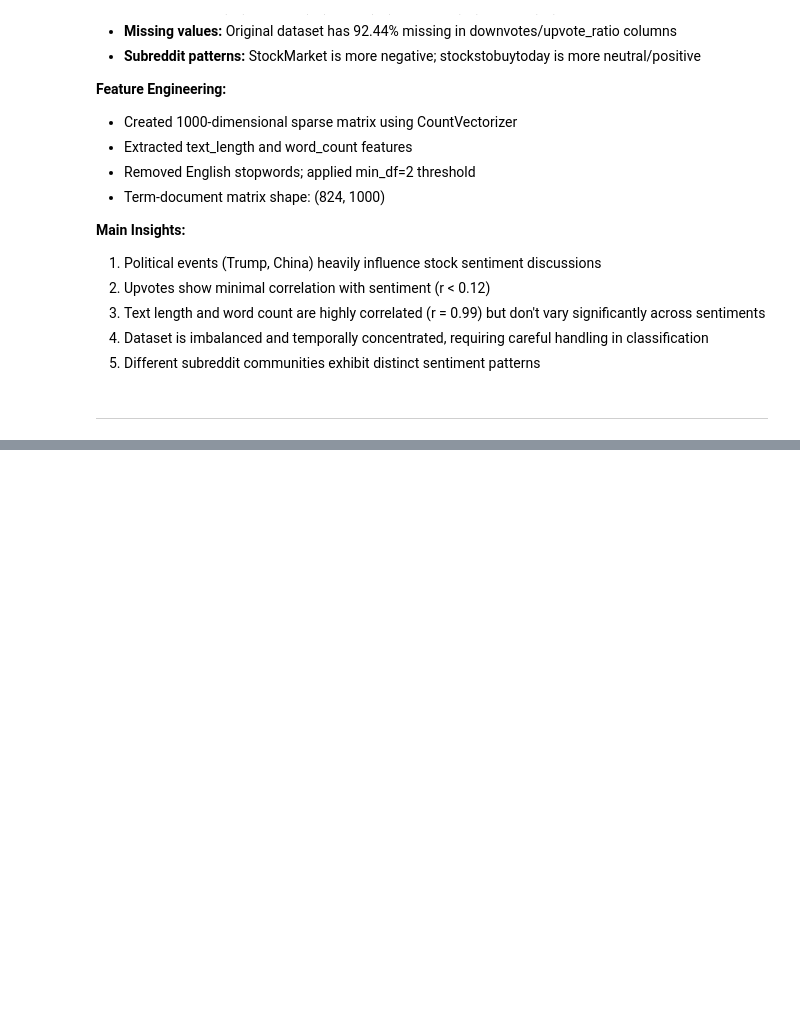
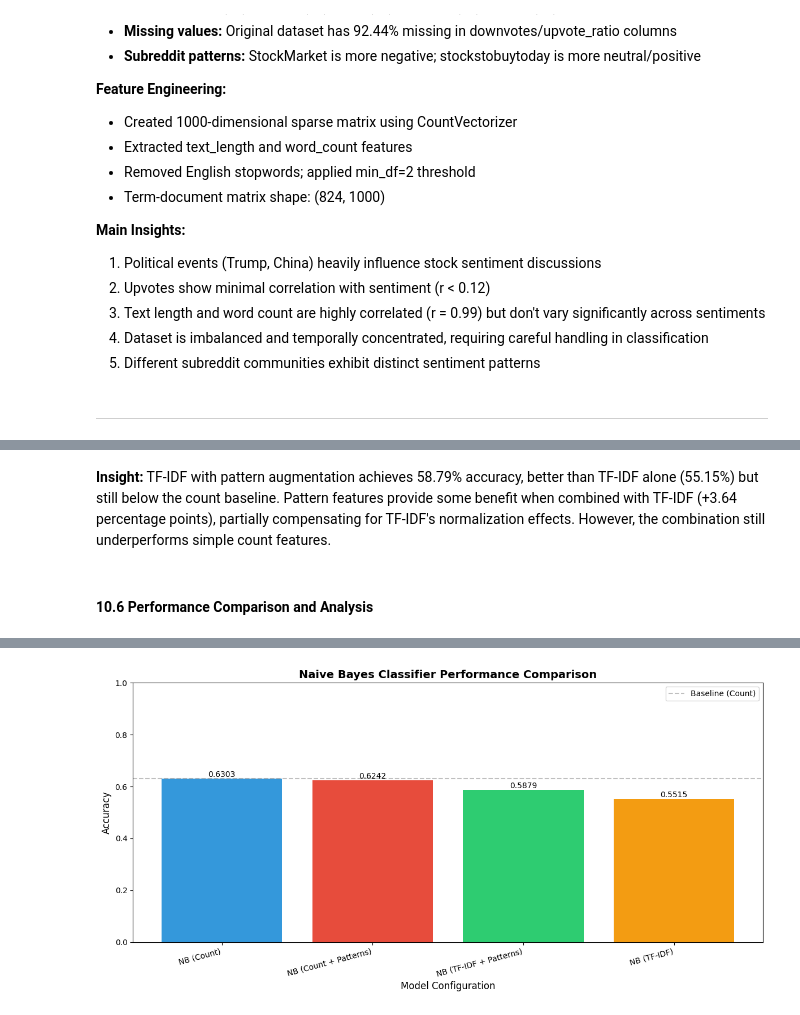
Before and after one commit to ArnoldChen0601/DM2025-Lab1-Exercise, a Jupyter notebook: DM2025-Lab1-Homework.ipynb, the cells around one changed output, grey strips where cells are left out. Cells and saved outputs as stored; diff of their text form; code cells hidden in the pictures; blank space fills up the shorter version.

```diff
--- a/DM2025-Lab1-Homework.ipynb
+++ b/DM2025-Lab1-Homework.ipynb
@@ -853,0 +1521,20 @@ positive            108.0  27.851852  41.856411  1.0  9.0  14.0  30.25  330.0
+# %%
+# Train with TF-IDF features + pattern features
+nb_tfidf_aug = ComplementNB(alpha=1.0, norm=True)
+nb_tfidf_aug.fit(X_tfidf_aug_train, y_train)
+
+# Make predictions
+y_pred_tfidf_aug = nb_tfidf_aug.predict(X_tfidf_aug_test)
+
+# Evaluate
+accuracy_tfidf_aug = accuracy_score(y_test, y_pred_tfidf_aug)
+
+print("="* 50)
+print("NAIVE BAYES WITH TF-IDF + PATTERN FEATURES")
+print("="* 50)
+print(f"\nAccuracy: {accuracy_tfidf_aug:.4f}")
+print(f"Improvement over TF-IDF-only: {(accuracy_tfidf_aug - accuracy_tfidf):.4f} ({(accuracy_tfidf_aug/accuracy_tfidf - 1)*100:.2f}%)")
+print(f"\nClassification Report:")
+print(classification_report(y_test, y_pred_tfidf_aug, target_names=['negative', 'neutral', 'positive']))
+print(f"\nConfusion Matrix:")
+print(confusion_matrix(y_test, y_pred_tfidf_aug))
@@ -853,0 +1559,58 @@ positive            108.0  27.851852  41.856411  1.0  9.0  14.0  30.25  330.0
+# %% [markdown]
+**Insight:** TF-IDF with pattern augmentation achieves 58.79% accuracy, better than TF-IDF alone (55.15%) but still below the count baseline. Pattern features provide some benefit when combined with TF-IDF (+3.64 percentage points), partially compensating for TF-IDF's normalization effects. However, the combination still underperforms simple count features.
+# %% [markdown]
+#### 10.6 Performance Comparison and Analysis
+# %%
+# Compare all models
+comparison_df = pd.DataFrame({
+    'Model': [
+        'NB (Count)',
+        'NB (TF-IDF)',
+        'NB (Count + Patterns)',
+        'NB (TF-IDF + Patterns)'
+    ],
+    'Accuracy': [
+        accuracy_count,
+        accuracy_tfidf,
+        accuracy_count_aug,
+        accuracy_tfidf_aug
+    ],
+    'Features': [
+        X_counts_reddit.shape[1],
+        X_tfidf_reddit.shape[1],
+        X_augmented_reddit.shape[1],
+        X_tfidf_augmented_reddit.shape[1]
+    ]
+})
+
+comparison_df['Improvement'] = comparison_df['Accuracy'] - accuracy_count
+comparison_df = comparison_df.sort_values('Accuracy', ascending=False).reset_index(drop=True)
+
+print("="* 50)
+print("MODEL PERFORMANCE COMPARISON")
+print("="* 50)
+print(comparison_df.to_string(index=False))
+print("="* 50)
+
+# Visualize comparison
+plt.figure(figsize=(12, 6))
+bars = plt.bar(comparison_df['Model'], comparison_df['Accuracy'],
+               color=['#3498db', '#e74c3c', '#2ecc71', '#f39c12'])
+plt.ylabel('Accuracy', fontsize=12)
+plt.xlabel('Model Configuration', fontsize=12)
+plt.title('Naive Bayes Classifier Performance Comparison', fontsize=14, fontweight='bold')
+plt.xticks(rotation=15, ha='right')
+plt.ylim([0, 1])
+plt.axhline(y=accuracy_count, color='gray', linestyle='--', alpha=0.5, label='Baseline (Count)')
+plt.legend()
+
+# Add value labels on bars
+for bar in bars:
+    height = bar.get_height()
+    plt.text(bar.get_x() + bar.get_width()/2., height,
+             f'{height:.4f}',
+             ha='center', va='bottom', fontsize=10)
+
+plt.tight_layout()
+plt.show()
+# %% [output]
@@ -853,0 +1626 @@ positive            108.0  27.851852  41.856411  1.0  9.0  14.0  30.25  330.0
+[figure, added]
```
Also changed, not shown: parts of 71 cells of this notebook, 5 other files.
